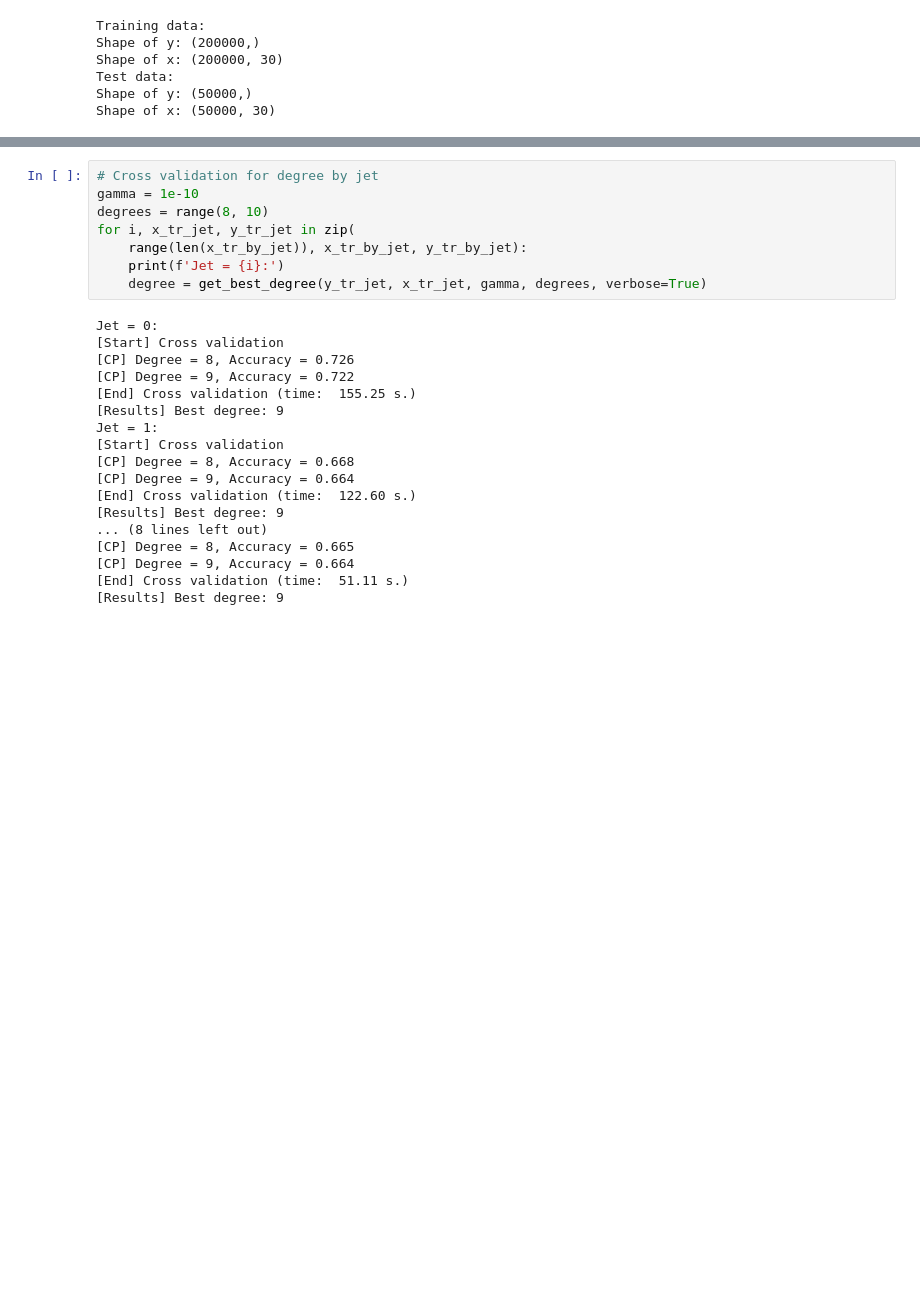
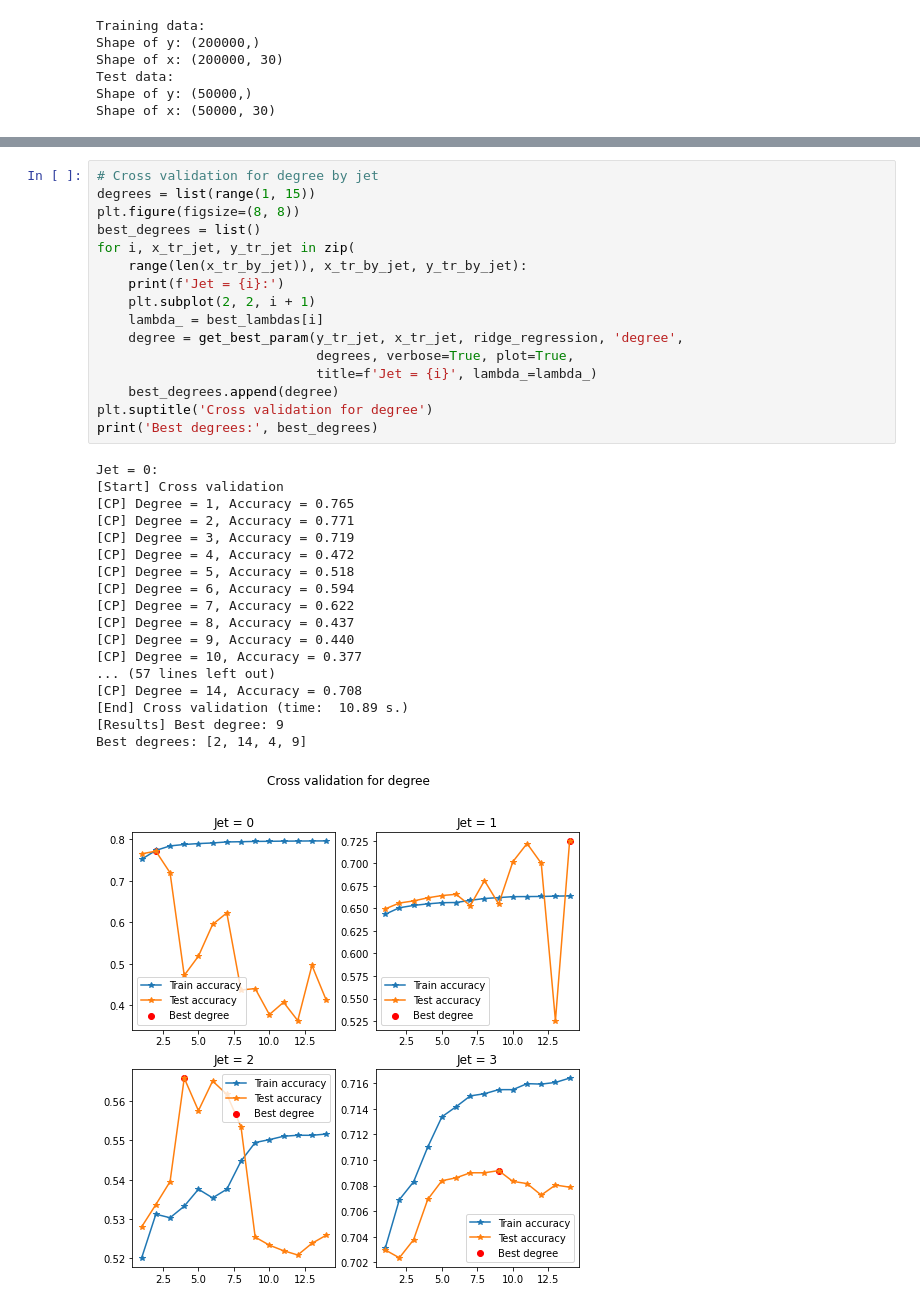
Before and after one commit to Quentin18/higgs-boson-challenge, a Jupyter notebook: scripts/main_cross_validation.ipynb, the cells around one changed output, grey strips where cells are left out. Drawn from its saved outputs; the diff is of its cells as text; blank space fills up the shorter version.

```diff
--- a/scripts/main_cross_validation.ipynb
+++ b/scripts/main_cross_validation.ipynb
@@ -83,26 +119,35 @@ Shape of x: (4405, 29)
 # %%
 # Cross validation for degree by jet
-gamma = 1e-10
-degrees = range(8, 10)
+degrees = list(range(1, 15))
+plt.figure(figsize=(8, 8))
+best_degrees = list()
 for i, x_tr_jet, y_tr_jet in zip(
     range(len(x_tr_by_jet)), x_tr_by_jet, y_tr_by_jet):
     print(f'Jet = {i}:')
-    degree = get_best_degree(y_tr_jet, x_tr_jet, gamma, degrees, verbose=True)
+    plt.subplot(2, 2, i + 1)
+    lambda_ = best_lambdas[i]
+    degree = get_best_param(y_tr_jet, x_tr_jet, ridge_regression, 'degree',
+                            degrees, verbose=True, plot=True,
+                            title=f'Jet = {i}', lambda_=lambda_)
+    best_degrees.append(degree)
+plt.suptitle('Cross validation for degree')
+print('Best degrees:', best_degrees)
 # %% [output]
 Jet = 0:
 [Start] Cross validation
-[CP] Degree = 8, Accuracy = 0.726
-[CP] Degree = 9, Accuracy = 0.722
-[End] Cross validation (time:  155.25 s.)
+[CP] Degree = 1, Accuracy = 0.765
+[CP] Degree = 2, Accuracy = 0.771
+[CP] Degree = 3, Accuracy = 0.719
+[CP] Degree = 4, Accuracy = 0.472
+[CP] Degree = 5, Accuracy = 0.518
+[CP] Degree = 6, Accuracy = 0.594
+[CP] Degree = 7, Accuracy = 0.622
+[CP] Degree = 8, Accuracy = 0.437
+[CP] Degree = 9, Accuracy = 0.440
+[CP] Degree = 10, Accuracy = 0.377
+... (57 lines left out)
+[CP] Degree = 14, Accuracy = 0.708
+[End] Cross validation (time:  10.89 s.)
 [Results] Best degree: 9
-Jet = 1:
-[Start] Cross validation
-[CP] Degree = 8, Accuracy = 0.668
-[CP] Degree = 9, Accuracy = 0.664
-[End] Cross validation (time:  122.60 s.)
-[Results] Best degree: 9
-... (8 lines left out)
-[CP] Degree = 8, Accuracy = 0.665
-[CP] Degree = 9, Accuracy = 0.664
-[End] Cross validation (time:  51.11 s.)
-[Results] Best degree: 9
+Best degrees: [2, 14, 4, 9]
+[figure, added]
```
Also changed, not shown: parts of 4 cells of this notebook, 1 other file.
